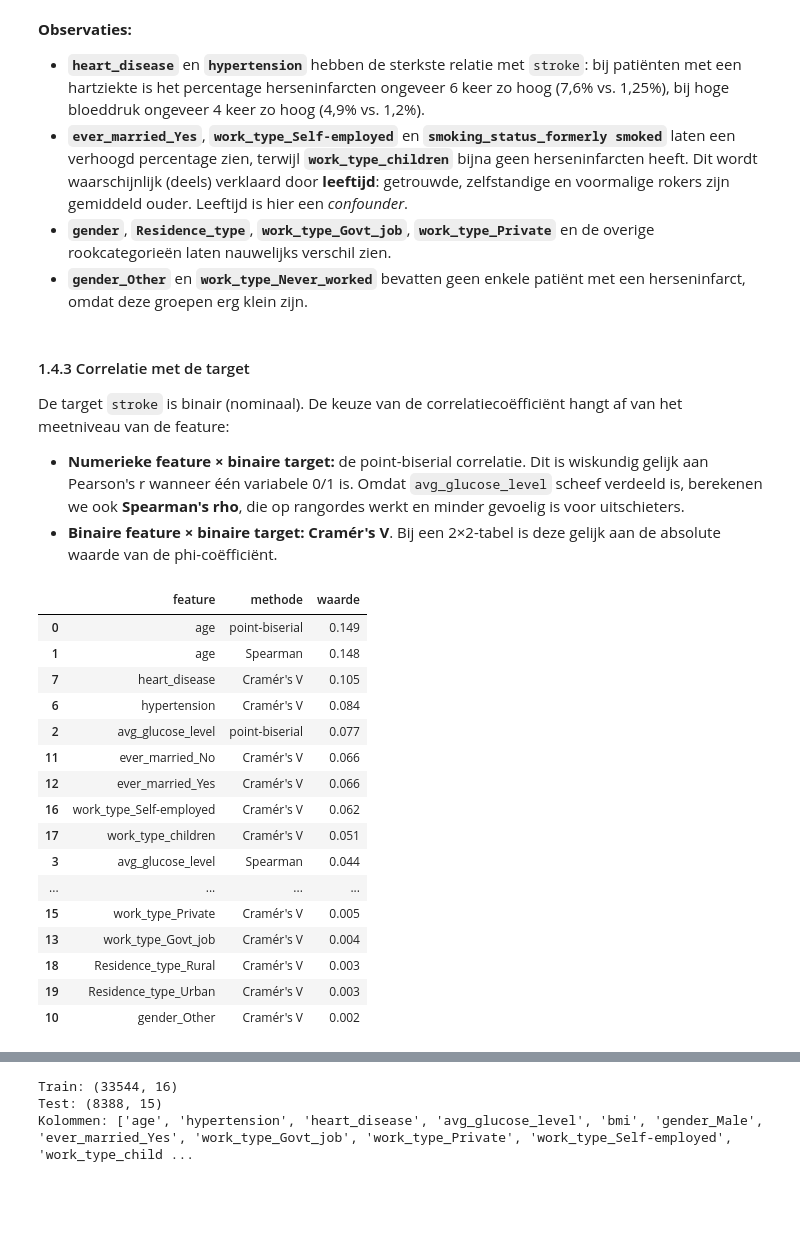
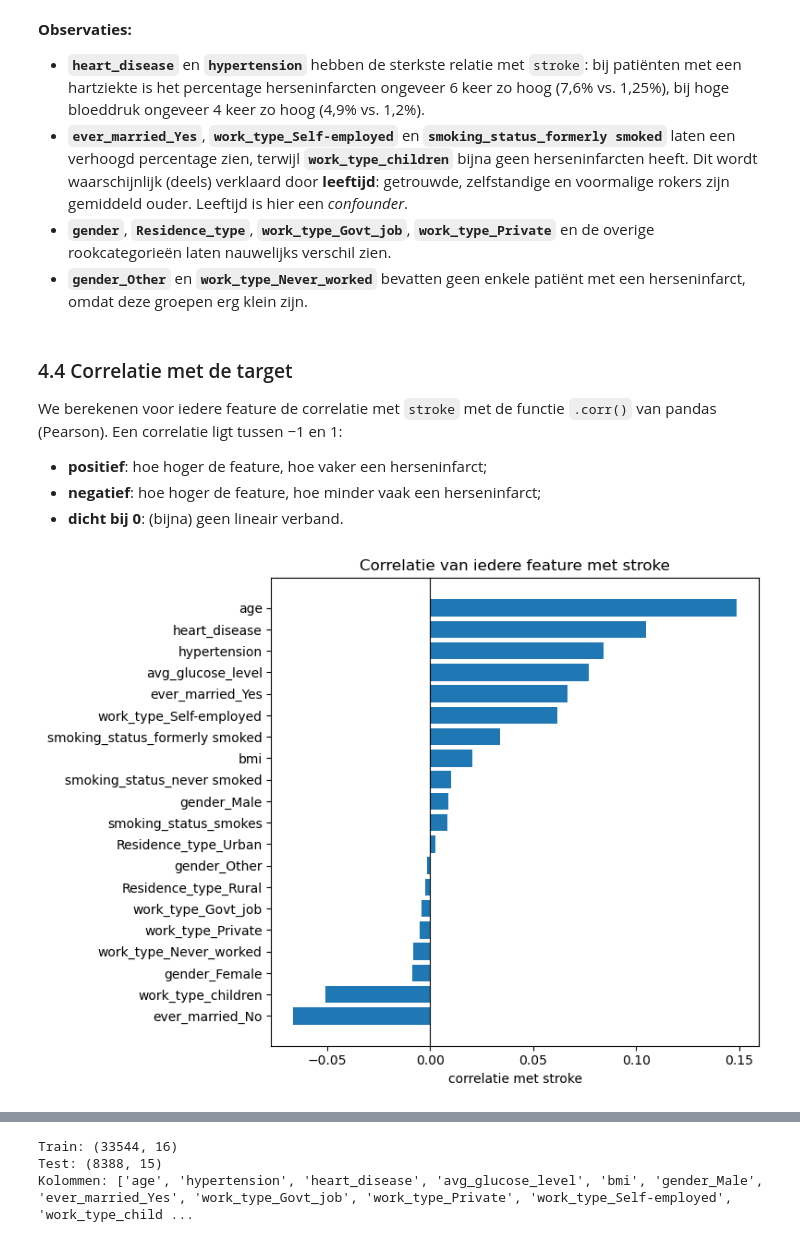
Before and after one commit to Gamal-alsa2026/Predicting-stroke-2026-27, a Jupyter notebook: notebooks/01_eda.ipynb, the cells around one changed output, grey strips where cells are left out. Saved outputs shown, nothing was run; the diff lists cells and outputs as text; code cells hidden in the pictures; blank space fills up the shorter version.

```diff
--- a/notebooks/01_eda.ipynb
+++ b/notebooks/01_eda.ipynb
@@ -299,58 +334,30 @@ plot_stroke_rate(train_df, BINARY_COLS, target="stroke")
 - **`gender`**, **`Residence_type`**, **`work_type_Govt_job`**, **`work_type_Private`** en de overige rookcategorieën laten nauwelijks verschil zien.
 - **`gender_Other`** en **`work_type_Never_worked`** bevatten geen enkele patiënt met een herseninfarct, omdat deze groepen erg klein zijn.
 # %% [markdown]
-#### 1.4.3 Correlatie met de target
-
-De target `stroke` is binair (nominaal). De keuze van de correlatiecoëfficiënt hangt af van het meetniveau van de feature:
-- **Numerieke feature × binaire target:** de point-biserial correlatie. Dit is wiskundig gelijk aan Pearson's r wanneer één variabele 0/1 is. Omdat `avg_glucose_level` scheef verdeeld is, berekenen we ook **Spearman's rho**, die op rangordes werkt en minder gevoelig is voor uitschieters.
-- **Binaire feature × binaire target:** **Cramér's V**. Bij een 2×2-tabel is deze gelijk aan de absolute waarde van de phi-coëfficiënt.
+### 4.4 Correlatie met de target
+We berekenen voor iedere feature de correlatie met `stroke` met de functie `.corr()` van pandas (Pearson). Een correlatie ligt tussen −1 en 1:
+- **positief**: hoe hoger de feature, hoe vaker een herseninfarct;
+- **negatief**: hoe hoger de feature, hoe minder vaak een herseninfarct;
+- **dicht bij 0**: (bijna) geen lineair verband.
-# %%
-from scipy.stats import chi2_contingency, pointbiserialr, spearmanr
-
-
-def cramers_v(x: pd.Series, y: pd.Series) -> float:
-    """Bereken Cramér's V tussen twee categorische variabelen."""
-    table = pd.crosstab(x, y)
-    chi2 = chi2_contingency(table, correction=False)[0]
-    n = table.values.sum()
-    k = min(table.shape) - 1
-    return (chi2 / (n * k)) ** 0.5
-
-
-def target_correlations(df: pd.DataFrame, numeric: list[str],
-                        binary: list[str], target: str) -> pd.DataFrame:
-    """Bereken per feature de passende correlatie met de target."""
-    rows = []
-    for col in numeric:
-        rows.append({"feature": col, "methode": "point-biserial",
-                     "waarde": pointbiserialr(df[col], df[target])[0]})
-        rows.append({"feature": col, "methode": "Spearman",
-                     "waarde": spearmanr(df[col], df[target])[0]})
-    for col in binary:
-        rows.append({"feature": col, "methode": "Cramér's V",
-                     "waarde": cramers_v(df[col], df[target])})
-    result = pd.DataFrame(rows).round(3)
-    return result.sort_values("waarde", ascending=False, key=abs)
-
-
-target_correlations(train_df, NUMERIC_COLS, BINARY_COLS, target="stroke")
-# %% [output]
-|  | feature | methode | waarde |
-| 0 | age | point-biserial | 0.149 |
-| 1 | age | Spearman | 0.148 |
-| 7 | heart_disease | Cramér's V | 0.105 |
-| 6 | hypertension | Cramér's V | 0.084 |
-| 2 | avg_glucose_level | point-biserial | 0.077 |
-| 11 | ever_married_No | Cramér's V | 0.066 |
-| 12 | ever_married_Yes | Cramér's V | 0.066 |
-| 16 | work_type_Self-employed | Cramér's V | 0.062 |
-| 17 | work_type_children | Cramér's V | 0.051 |
-| 3 | avg_glucose_level | Spearman | 0.044 |
-| ... | ... | ... | ... |
-| 15 | work_type_Private | Cramér's V | 0.005 |
-| 13 | work_type_Govt_job | Cramér's V | 0.004 |
-| 18 | Residence_type_Rural | Cramér's V | 0.003 |
-| 19 | Residence_type_Urban | Cramér's V | 0.003 |
-| 10 | gender_Other | Cramér's V | 0.002 |
+# %%
+def plot_target_correlation(df: pd.DataFrame, target: str) -> None:
+    """Toon de correlatie van iedere feature met de target."""
+    # Correlatie van alle kolommen met de target (id telt niet mee)
+    corr = df.drop(columns="id").corr()[target]
+    # De target zelf weghalen (altijd 1) en sorteren
+    corr = corr.drop(target).sort_values()
+
+    plt.figure(figsize=(8, 6))
+    plt.barh(corr.index, corr.values)
+    plt.axvline(0, color="black", linewidth=0.8)
+    plt.xlabel("correlatie met stroke")
+    plt.title("Correlatie van iedere feature met stroke")
+    plt.tight_layout()
+    plt.show()
+
+
+plot_target_correlation(train_df, target="stroke")
+# %% [output]
+[figure, added]
 # %% [markdown]
 **Observaties:**
```
Also changed, not shown: parts of 17 cells of this notebook.
